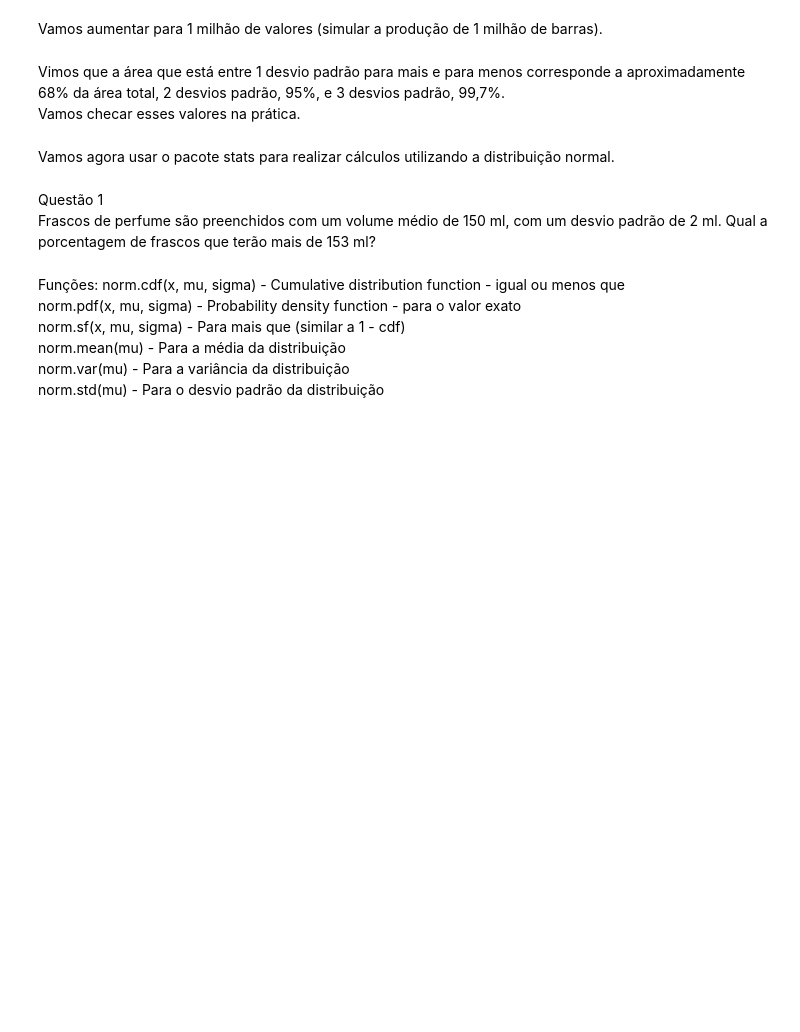
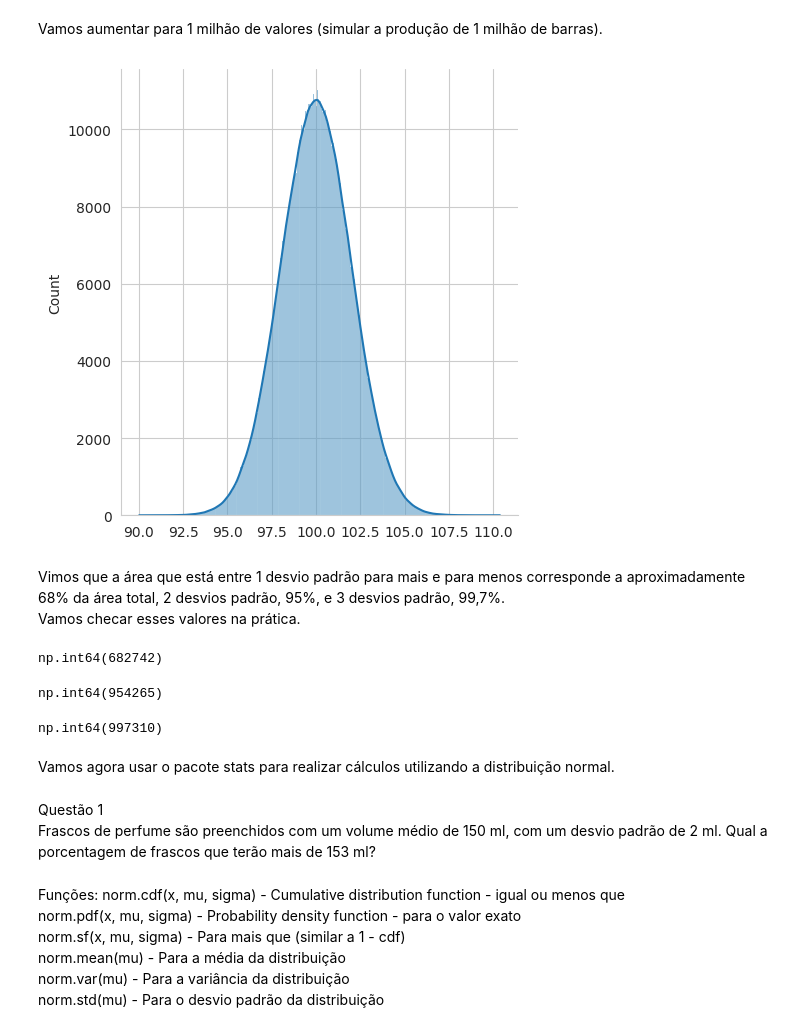
Before and after one commit to UlissesJunior/XMAC02-MetodosMatematicosAnaliseDados, a Jupyter notebook: Notebooks/Aula12 - Distribuição Normal/Aula12.ipynb, the cells around one changed output. Drawn from its saved outputs; the diff is of its cells as text; code cells hidden in the pictures; blank space fills up the shorter version.

```diff
--- a/Notebooks/Aula12 - Distribuição Normal/Aula12.ipynb
+++ b/Notebooks/Aula12 - Distribuição Normal/Aula12.ipynb
@@ -15,8 +39,28 @@ Vamos agora gerar 1.000 valores de acordo com nossa distribuição normal e plot
 # %% [markdown]
 Vamos aumentar para 1 milhão de valores (simular a produção de 1 milhão de barras).
+# %%
+plt.rcParams["figure.figsize"]=[10,8]
+sns.set_style(style='whitegrid')
+a = np.random.normal(100, 2, 1000000)
+sns.displot(x=a, kde=True)
+plt.show()
+# %% [output]
+[figure, added]
 # %% [markdown]
 Vimos que a área que está entre 1 desvio padrão para mais e para menos corresponde a aproximadamente 68% da área total, 2 desvios padrão, 95%, e 3 desvios padrão, 99,7%. \
 Vamos checar esses valores na prática.
+# %%
+sum((a>98) & (a<102))
+# %% [output]
+np.int64(682742)
+# %%
+sum((a>96) & (a<104))
+# %% [output]
+np.int64(954265)
+# %%
+sum((a>94) & (a<106))
+# %% [output]
+np.int64(997310)
 # %% [markdown]
 Vamos agora usar o pacote stats para realizar cálculos utilizando a distribuição normal.
 # %% [markdown]
```
Also changed, not shown: parts of 9 cells of this notebook.
